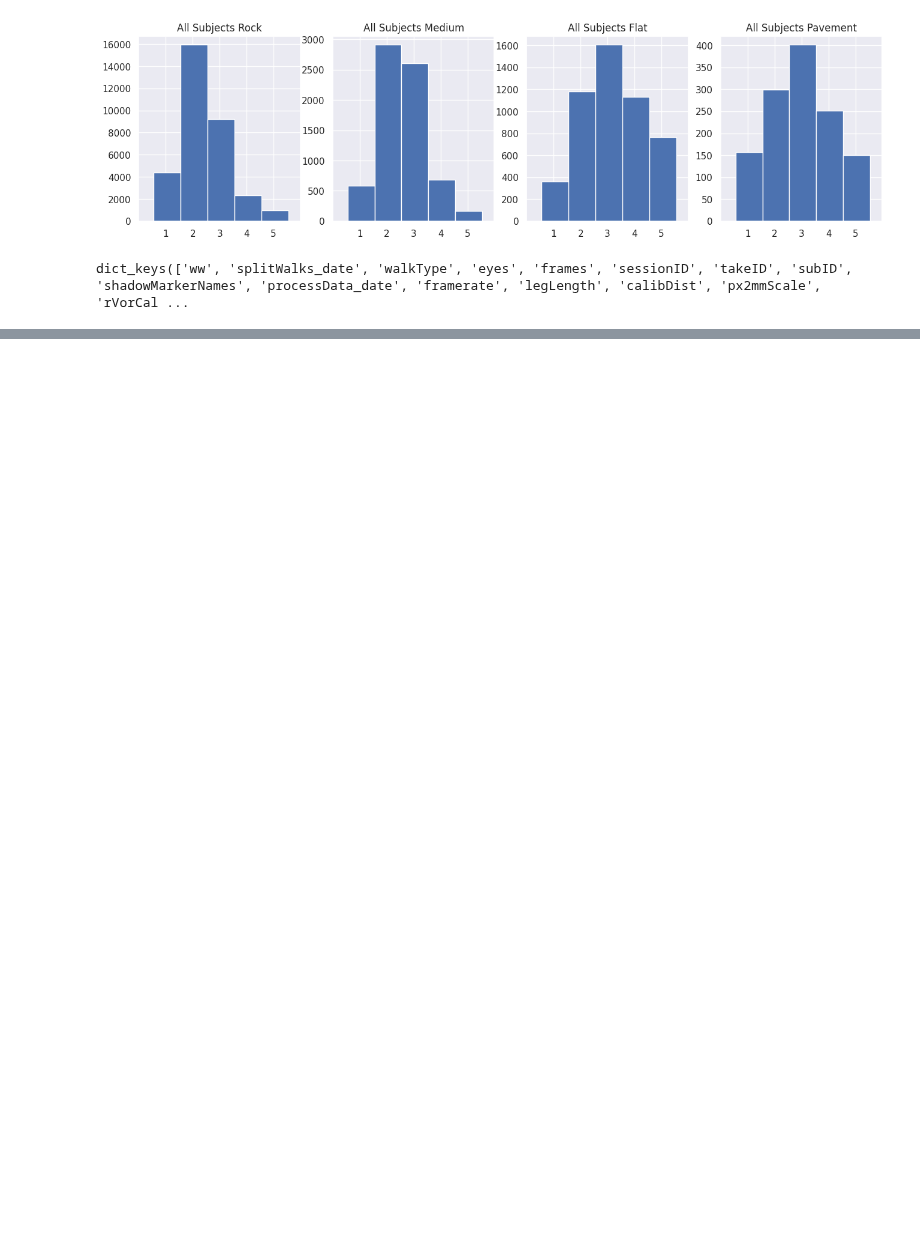
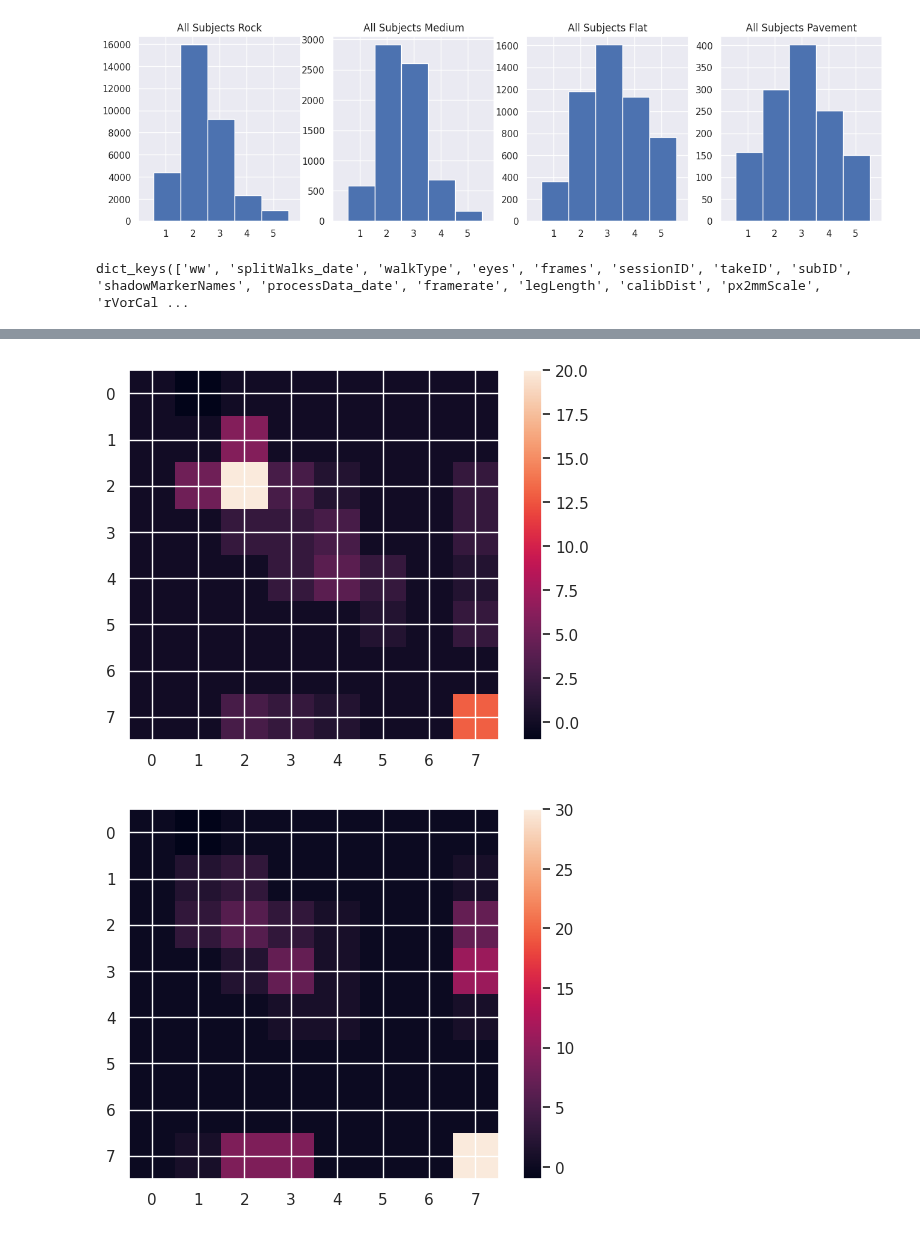
Before and after one commit to BonnenLab/visualize-skelly-laser-environment, a Jupyter notebook: fixation-histograms.ipynb, the cells around one changed output, grey strips where cells are left out. Saved outputs shown, nothing was run; the diff lists cells and outputs as text; code cells hidden in the pictures; blank space fills up the shorter version.

```diff
--- a/fixation-histograms.ipynb
+++ b/fixation-histograms.ipynb
@@ -382,0 +292,12 @@ dict_keys(['__header__', '__version__', '__globals__', 'allPoints', 'cens', 'clo
+# %%
+for x in range (3,6):
+
+    walkNum = find_walks_with_type(x,'rock')
+    footholds,gazeGround,Data = load_data(x,walkNum)
+    distances, closest_foothold, current_foothold = distances_closest_current(footholds,gazeGround)
+    rock = fixationList_index(distances, closest_foothold, current_foothold,Data)
+    create_matrix(rock)
+    plt.show()
+# %% [output]
+[figure, added]
+[figure, added]
```
Also changed, not shown: parts of 15 cells of this notebook.
